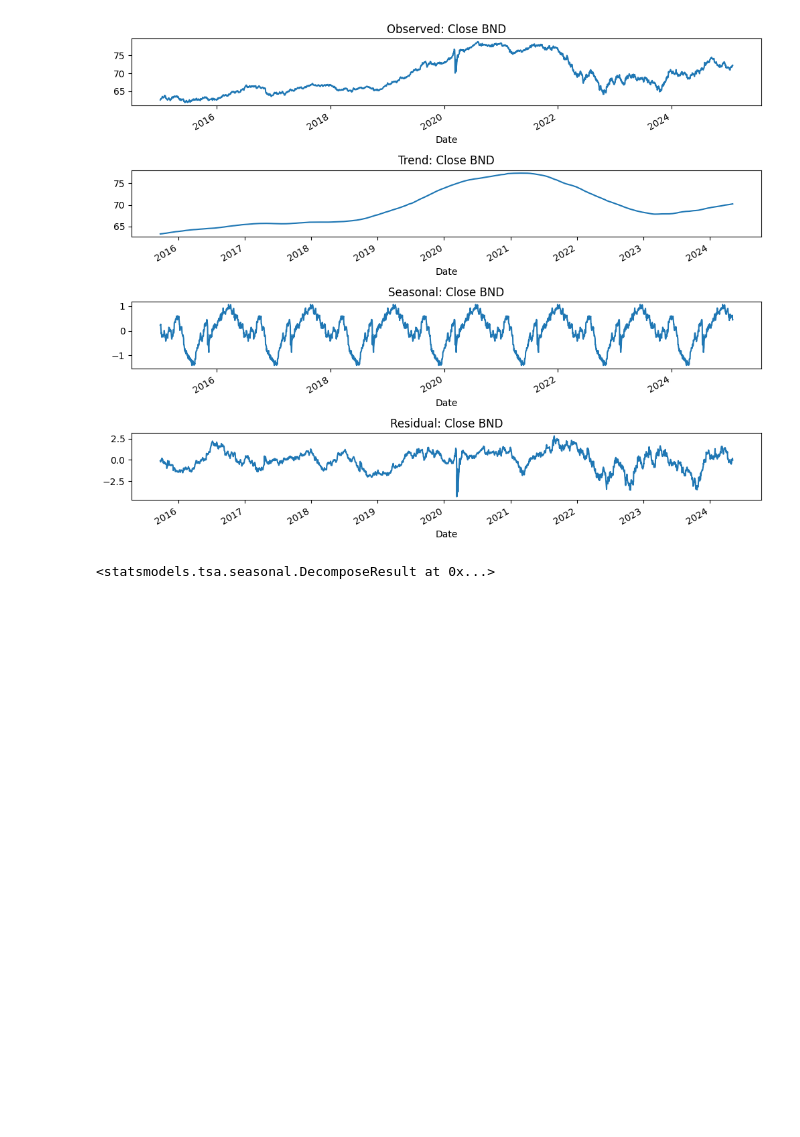
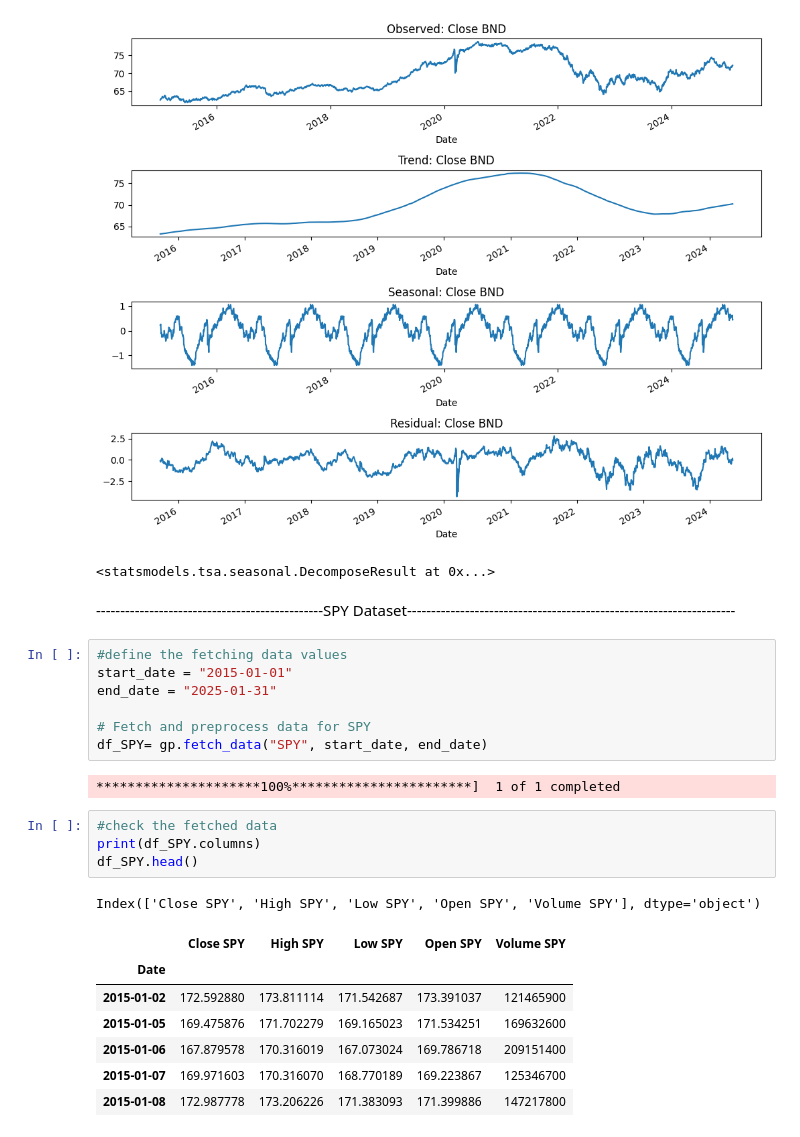
Before and after one commit to Nahom-ketsela/kaim-week-11, a Jupyter notebook: notebook/GMF_analysis.ipynb, the cells around one changed output. Cells and saved outputs as stored; diff of their text form; blank space fills up the shorter version.

Commit message:
Data loading, cleaning, preprocessing done on SPY dataframe.

```diff
--- a/notebook/GMF_analysis.ipynb
+++ b/notebook/GMF_analysis.ipynb
@@ -296,3 +296,27 @@ gp.decompose_time_series(df_BND, 'Close BND')
 # %% [output]
 [figure]
 <statsmodels.tsa.seasonal.DecomposeResult at 0x...>
+# %% [markdown]
+-----------------------------------------------SPY Dataset--------------------------------------------------------------------
+# %%
+#define the fetching data values
+start_date = "2015-01-01"
+end_date = "2025-01-31"
+
+# Fetch and preprocess data for SPY
+df_SPY= gp.fetch_data("SPY", start_date, end_date)
+# %% [output]
+*********************100%***********************]  1 of 1 completed
+# %%
+#check the fetched data
+print(df_SPY.columns)
+df_SPY.head()
+# %% [output]
+Index(['Close SPY', 'High SPY', 'Low SPY', 'Open SPY', 'Volume SPY'], dtype='object')
+|  | Close SPY | High SPY | Low SPY | Open SPY | Volume SPY |
+| Date |  |  |  |  |  |
+| 2015-01-02 | 172.592880 | 173.811114 | 171.542687 | 173.391037 | 121465900 |
+| 2015-01-05 | 169.475876 | 171.702279 | 169.165023 | 171.534251 | 169632600 |
+| 2015-01-06 | 167.879578 | 170.316019 | 167.073024 | 169.786718 | 209151400 |
+| 2015-01-07 | 169.971603 | 170.316070 | 168.770189 | 169.223867 | 125346700 |
+| 2015-01-08 | 172.987778 | 173.206226 | 171.383093 | 171.399886 | 147217800 |
```
Also changed, not shown: parts of 1 cell of this notebook.
